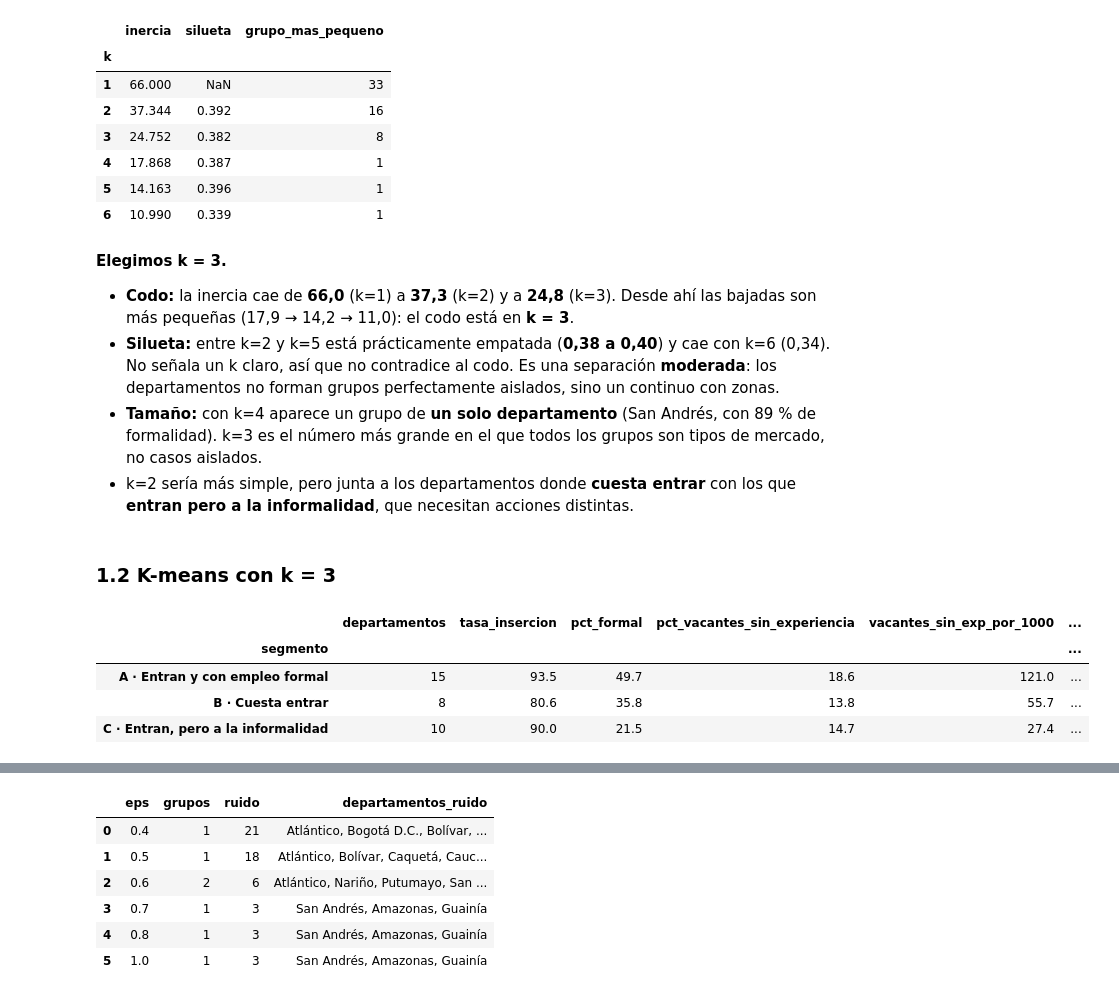
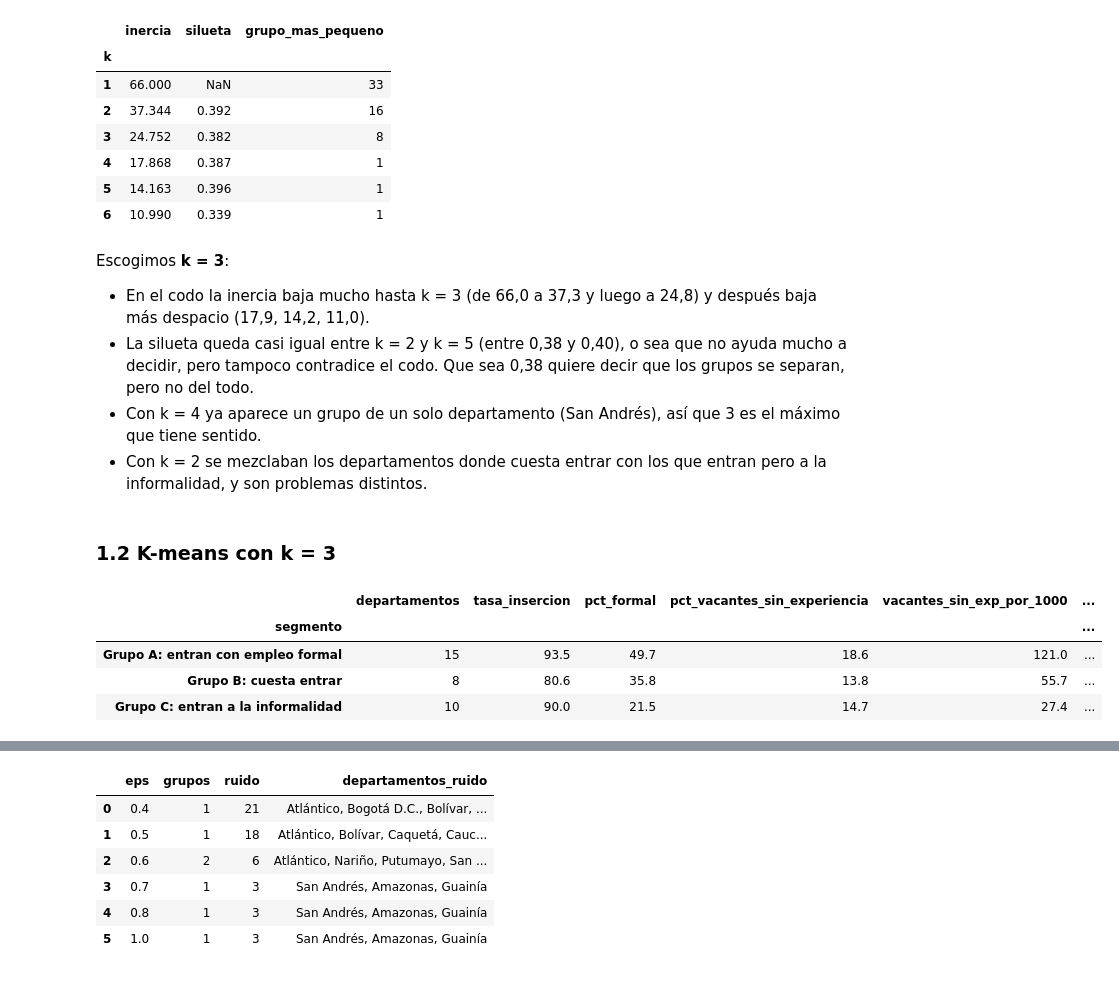
Before and after one commit to samuelvelez1003/Busqueda-Empleo, a Jupyter notebook: notebooks/04_segmentacion_modelo_anomalias.ipynb, the cells around one changed output, grey strips where cells are left out. Cells and saved outputs as stored; diff of their text form; code cells hidden in the pictures.

```diff
--- a/notebooks/04_segmentacion_modelo_anomalias.ipynb
+++ b/notebooks/04_segmentacion_modelo_anomalias.ipynb
@@ -157,42 +148,42 @@ eleccion_k.round(3)
 | 5 | 14.163 | 0.396 | 1 |
 | 6 | 10.990 | 0.339 | 1 |
 # %% [markdown]
-**Elegimos k = 3.**
+Escogimos **k = 3**:
 
-- **Codo:** la inercia cae de **66,0** (k=1) a **37,3** (k=2) y a **24,8** (k=3). Desde ahí las bajadas son más pequeñas (17,9 → 14,2 → 11,0): el codo está en **k = 3**.
-- **Silueta:** entre k=2 y k=5 está prácticamente empatada (**0,38 a 0,40**) y cae con k=6 (0,34). No señala un k claro, así que no contradice al codo. Es una separación **moderada**: los departamentos no forman grupos perfectamente aislados, sino un continuo con zonas.
-- **Tamaño:** con k=4 aparece un grupo de **un solo departamento** (San Andrés, con 89 % de formalidad). k=3 es el número más grande en el que todos los grupos son tipos de mercado, no casos aislados.
-- k=2 sería más simple, pero junta a los departamentos donde **cuesta entrar** con los que **entran pero a la informalidad**, que necesitan acciones distintas.
+- En el codo la inercia baja mucho hasta k = 3 (de 66,0 a 37,3 y luego a 24,8) y después baja más despacio (17,9, 14,2, 11,0).
+- La silueta queda casi igual entre k = 2 y k = 5 (entre 0,38 y 0,40), o sea que no ayuda mucho a decidir, pero tampoco contradice el codo. Que sea 0,38 quiere decir que los grupos se separan, pero no del todo.
+- Con k = 4 ya aparece un grupo de un solo departamento (San Andrés), así que 3 es el máximo que tiene sentido.
+- Con k = 2 se mezclaban los departamentos donde cuesta entrar con los que entran pero a la informalidad, y son problemas distintos.
 # %% [markdown]
 ### 1.2 K-means con k = 3
 # %%
 K = 3
 kmeans = KMeans(n_clusters=K, n_init=10, random_state=42).fit(Z)
 deptos["cluster"] = kmeans.labels_
 
 # Nombre de cada grupo según sus promedios (así no depende del número que le ponga K-means)
 centros = deptos.groupby("cluster")[VARIABLES_SEG].mean()
 c_bajo = centros["tasa_insercion"].idxmin()
 resto = centros.drop(c_bajo)
 c_formal, c_informal = resto["pct_formal"].idxmax(), resto["pct_formal"].idxmin()
-NOMBRES = {c_formal: "A · Entran y con empleo formal",
-           c_bajo: "B · Cuesta entrar",
-           c_informal: "C · Entran, pero a la informalidad"}
+NOMBRES = {c_formal: "Grupo A: entran con empleo formal",
+           c_bajo: "Grupo B: cuesta entrar",
+           c_informal: "Grupo C: entran a la informalidad"}
 deptos["segmento"] = deptos["cluster"].map(NOMBRES)
 
 perfil = deptos.groupby("segmento").agg(
     departamentos=("departamento", "count"),
     tasa_insercion=("tasa_insercion", "mean"),
     pct_formal=("pct_formal", "mean"),
     pct_vacantes_sin_experiencia=("pct_vacantes_sin_experiencia", "mean"),
     vacantes_sin_exp_por_1000=("vacantes_sin_exp_por_1000", "median"),
     jovenes_en_muestra=("n_muestra", "sum"),
 ).round(1)
 perfil
 # %% [output]
 |  | departamentos | tasa_insercion | pct_formal | pct_vacantes_sin_experiencia | vacantes_sin_exp_por_1000 | ... |
 | segmento |  |  |  |  |  | ... |
-| A · Entran y con empleo formal | 15 | 93.5 | 49.7 | 18.6 | 121.0 | ... |
-| B · Cuesta entrar | 8 | 80.6 | 35.8 | 13.8 | 55.7 | ... |
-| C · Entran, pero a la informalidad | 10 | 90.0 | 21.5 | 14.7 | 27.4 | ... |
+| Grupo A: entran con empleo formal | 15 | 93.5 | 49.7 | 18.6 | 121.0 | ... |
+| Grupo B: cuesta entrar | 8 | 80.6 | 35.8 | 13.8 | 55.7 | ... |
+| Grupo C: entran a la informalidad | 10 | 90.0 | 21.5 | 14.7 | 27.4 | ... |
 # %%
```
Also changed, not shown: parts of 38 cells of this notebook, 5 other files.
